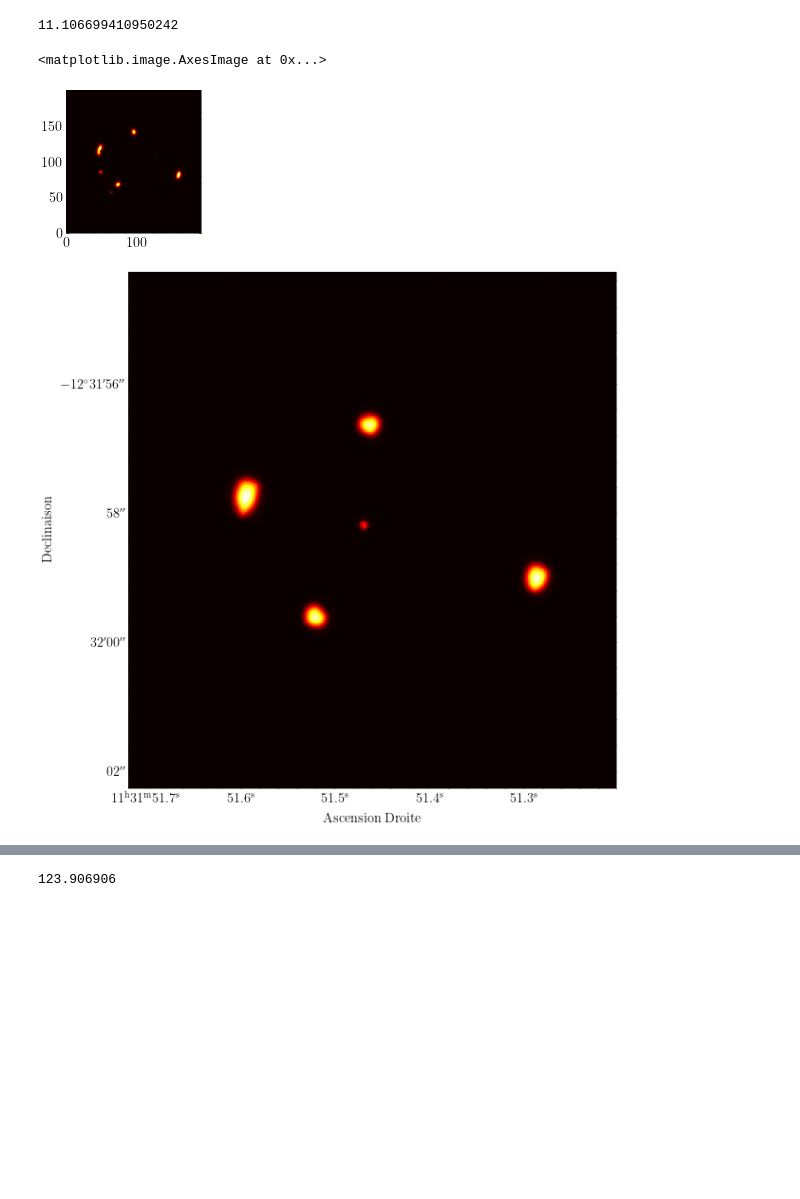
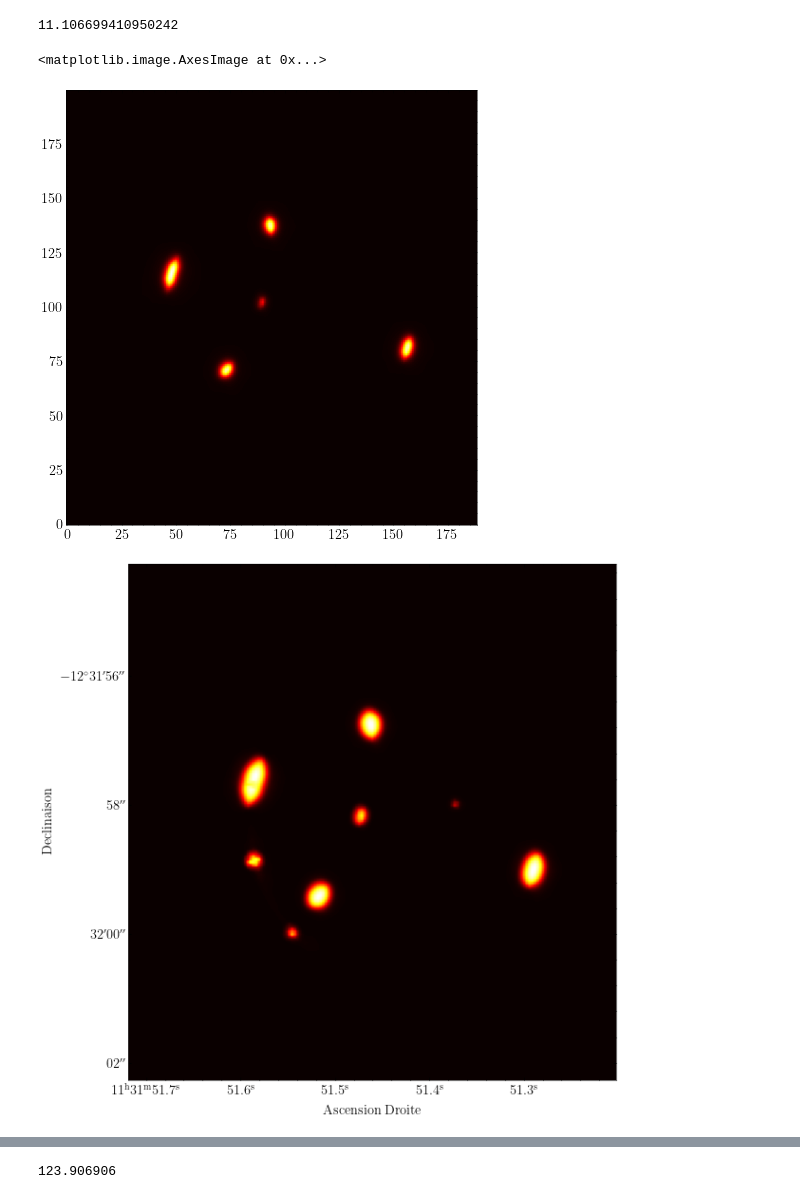
Before and after one commit to AlexandreAdam/rxj1131, a Jupyter notebook: notebooks/quad_reconstruction.ipynb, the cells around one changed output, grey strips where cells are left out. Saved outputs shown, nothing was run; the diff lists cells and outputs as text; code cells hidden in the pictures; blank space fills up the shorter version.

```diff
--- a/notebooks/quad_reconstruction.ipynb
+++ b/notebooks/quad_reconstruction.ipynb
@@ -62,16 +62,16 @@ def NIE_forward_model(params, intensity, source_grid, lens_grid):
     # x0, y0: position of the source
     # width: width of the source
     def psi(grid):
-        theta1 = grid[:, 0]
-        theta2 = grid[:, 1]
+        theta1 = grid[:, 0]/r_ein
+        theta2 = grid[:, 1]/r_ein
         return np.sqrt(1/(1 - e)*theta1**2 + (1 - e)*theta2**2 + x_c)
 
     def grad_psi(grid):
         theta1 = grid[:, 0]
         theta2 = grid[:, 1]
         p = psi(grid)
-        grad1 = r_ein * theta1 / p / (1 - e)
-        grad2 = r_ein * (1 - e) * theta2 / p
+        grad1 =  theta1 / p / (1 - e)
+        grad2 =  (1 - e) * theta2 / p
         return np.column_stack([grad1, grad2])
 
     def rotate(grid, phi):
@@ -140,25 +140,26 @@ source_grid = np.column_stack([xs.ravel(), ys.ravel()])
 # %%
 # test forward, try to find a warm start
 x0l = 0.1
 y0l = 0
 e = 0.3
 phi = 0.3
 x_c = 0.1
 r_ein = 2
 x0 = -0.3
 y0 = 0
 width = 0.01
 intensity = im.sum()
 params = x0l, y0l, e, phi, x_c, r_ein, x0, y0, width
 sigma = np.array([im.mean() / SNR])
 I = NIE_forward_model(params, intensity, source_grid, lens_grid)
 I = convolve2d(I.reshape(im.shape), psf, mode="same").ravel()
 
-plt.imshow(np.abs(I.reshape([N, M]) - im), origin="lower", cmap="hot")
+plt.figure(figsize=(8, 8))
+plt.imshow(I.reshape([N, M]), origin="lower", cmap="hot")
 # plt.imshow(im)
 # %% [output]
 <matplotlib.image.AxesImage at 0x...>
-[figure, old version]
+[figure, new version]
 # %%
 bounds = [
     [-1, 1], # x0l
@@ -175,7 +176,7 @@ fit = minimize(likelihood, x0=params, args=(im, sigma, psf, intensity, source_gr
 # %%
 I = NIE_forward_model(fit.x, intensity, source_grid, lens_grid)
 I = convolve2d(I.reshape(im.shape), psf, mode="same")
-res = (I)**2
+res = (I - im)**2
 
 plt.figure(figsize=(10, 10))
 plt.subplot(projection=wcs)
@@ -184,7 +185,7 @@ ax = plt.gca()
 ax.set_xlabel('Ascension Droite')
 ax.set_ylabel('Declinaison');
 # %% [output]
-[figure, old version]
+[figure, new version]
 # %%
 fit
 # %% [output]
```
Also changed, not shown: parts of 1 cell of this notebook, 6 other files.
